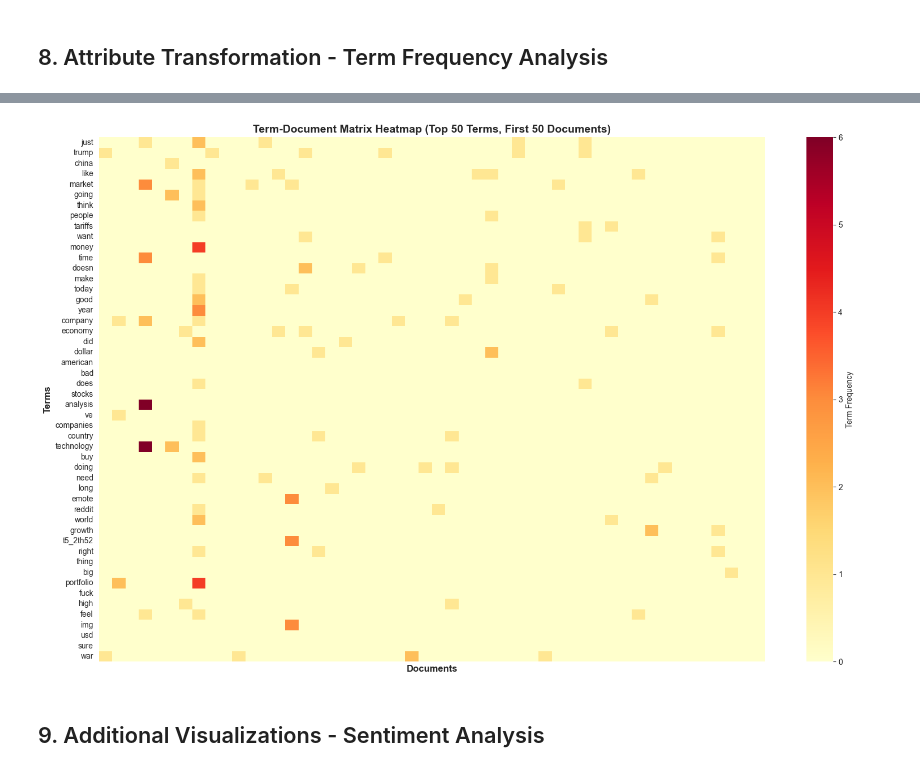
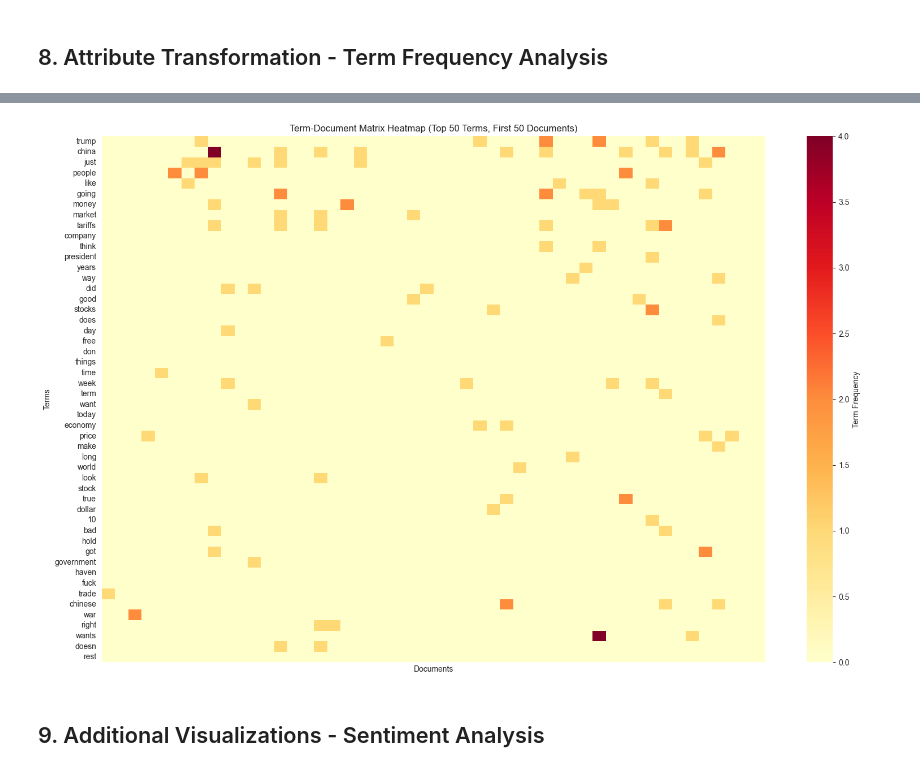
Before and after one commit to BallPoolShark/DM2025-Lab1-Exercise, a Jupyter notebook: DM2025-Lab1-Homework.ipynb, the cells around one changed output, grey strips where cells are left out. Saved outputs shown, nothing was run; the diff lists cells and outputs as text; code cells hidden in the pictures.

```diff
--- a/DM2025-Lab1-Homework.ipynb
+++ b/DM2025-Lab1-Homework.ipynb
@@ -346,13 +301,14 @@ Example term-document matrix (first 3 docs, first 10 terms):
 ## 8. Attribute Transformation - Term Frequency Analysis
 # %%
 # Compute term frequencies across all documents
-term_frequencies = np.asarray(term_doc_matrix.sum(axis=0)).flatten()
+tf = np.asarray(term_doc_matrix.sum(axis=0)).flatten()
 
 # Create a dataframe with terms and their frequencies
 term_freq_df = pd.DataFrame({
     'term': feature_names,
-    'frequency': term_frequencies
-}).sort_values('frequency', ascending=False)
+    'frequency': tf
+}).sort_values('frequency', ascending=True)
+term_freq_df= term_freq_df[::-1]
 
 print("Top 20 most frequent terms:")
 print(term_freq_df.head(20))
@@ -440,30 +368,26 @@ impact of very high frequency terms and making the long tail more visible.
 # %%
 # Create a heatmap visualization of term-document matrix (subset for visualization)
 # Select top 50 terms and a subset of documents
 n_terms = 50
 n_docs = 50
 
-# Get indices of top terms
 top_term_indices = term_freq_df.head(n_terms).index.tolist()
-
-# Create subset of the matrix
 subset_matrix = term_doc_matrix[:n_docs, top_term_indices].toarray()
 
 # Create heatmap
 plt.figure(figsize=(16, 10))
 sns.heatmap(subset_matrix.T,
             cmap='YlOrRd',
             xticklabels=False,
             yticklabels=term_freq_df.head(n_terms)['term'].values,
             cbar_kws={'label': 'Term Frequency'})
-plt.xlabel('Documents', fontsize=12, fontweight='bold')
-plt.ylabel('Terms', fontsize=12, fontweight='bold')
-plt.title(f'Term-Document Matrix Heatmap (Top {n_terms} Terms, First {n_docs} Documents)',
-          fontsize=14, fontweight='bold')
+plt.xlabel('Documents')
+plt.ylabel('Terms')
+plt.title(f'Term-Document Matrix Heatmap (Top {n_terms} Terms, First {n_docs} Documents)', )
 plt.tight_layout()
 plt.show()
 # %% [output]
-[figure, old version]
+[figure, new version]
 # %% [markdown]
 ## 9. Additional Visualizations - Sentiment Analysis
 # %%
```
Also changed, not shown: parts of 25 cells of this notebook.
